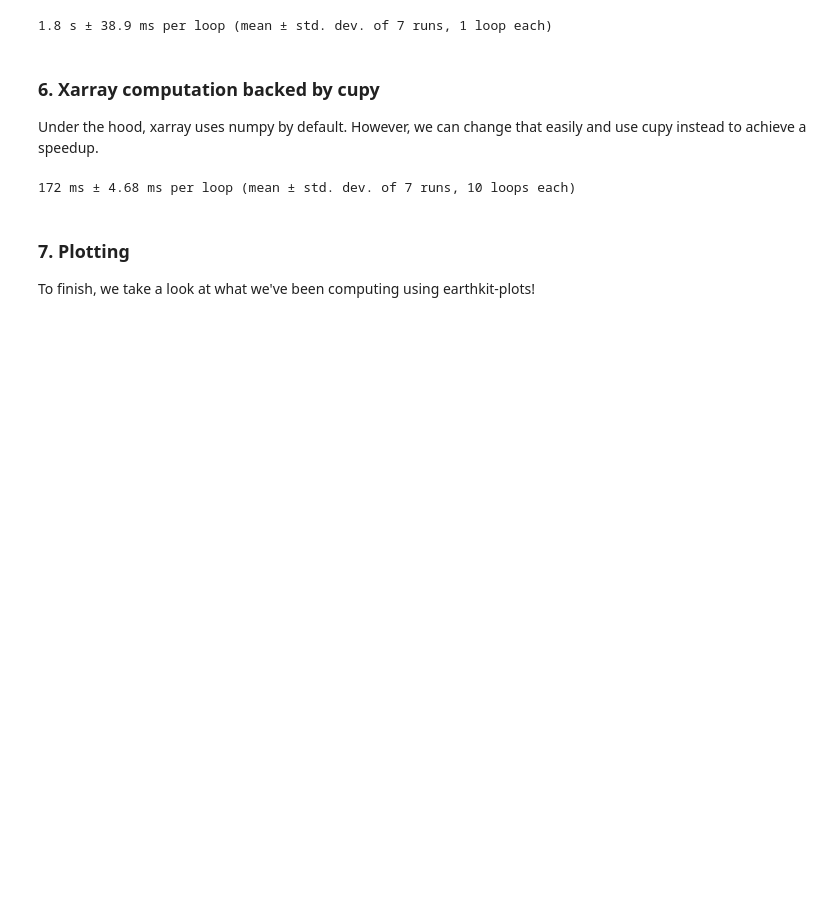
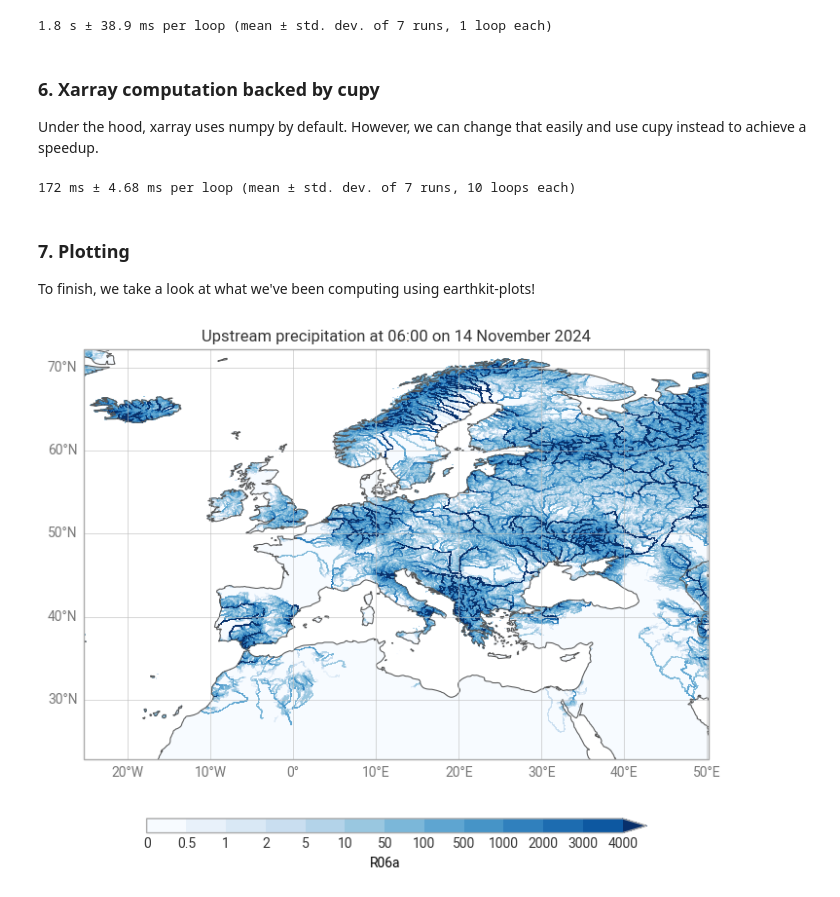
Before and after one commit to ecmwf/earthkit, a Jupyter notebook: docs/tutorials/gpu_hydro.ipynb, the cells around one changed output. Drawn from its saved outputs; the diff is of its cells as text; code cells hidden in the pictures; blank space fills up the shorter version.

Commit message:
feat: gpu notebook fix plot

```diff
--- a/docs/tutorials/gpu_hydro.ipynb
+++ b/docs/tutorials/gpu_hydro.ipynb
@@ -129,14 +129,18 @@ upstream_sum = ekh.upstream.sum(net, step0)
 # %%
 style = ekp.styles.Style(
     colors="Blues",
     levels=[0, 0.5, 1, 2, 5, 10, 50, 100, 500, 1000, 2000, 3000, 4000],
     extend="max",
 )
+
+upstream_sum = ekh.upstream.sum(net, small_da)
 
 chart = ekp.Map()
 chart.quickplot(upstream_sum, style=style)
 chart.legend(label="{variable_name}")
 chart.title("Upstream precipitation at {time:%H:%M on %-d %B %Y}")
 chart.coastlines()
 chart.gridlines()
 chart.show()
+# %% [output]
+[figure, added]
```
